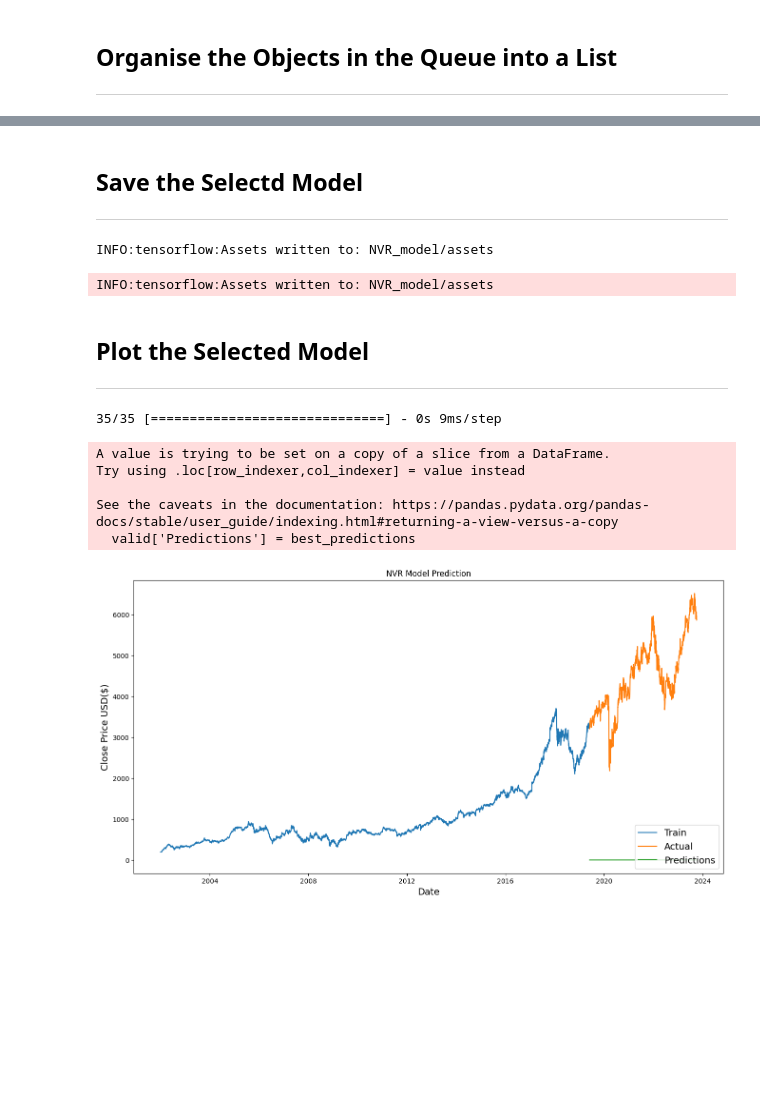
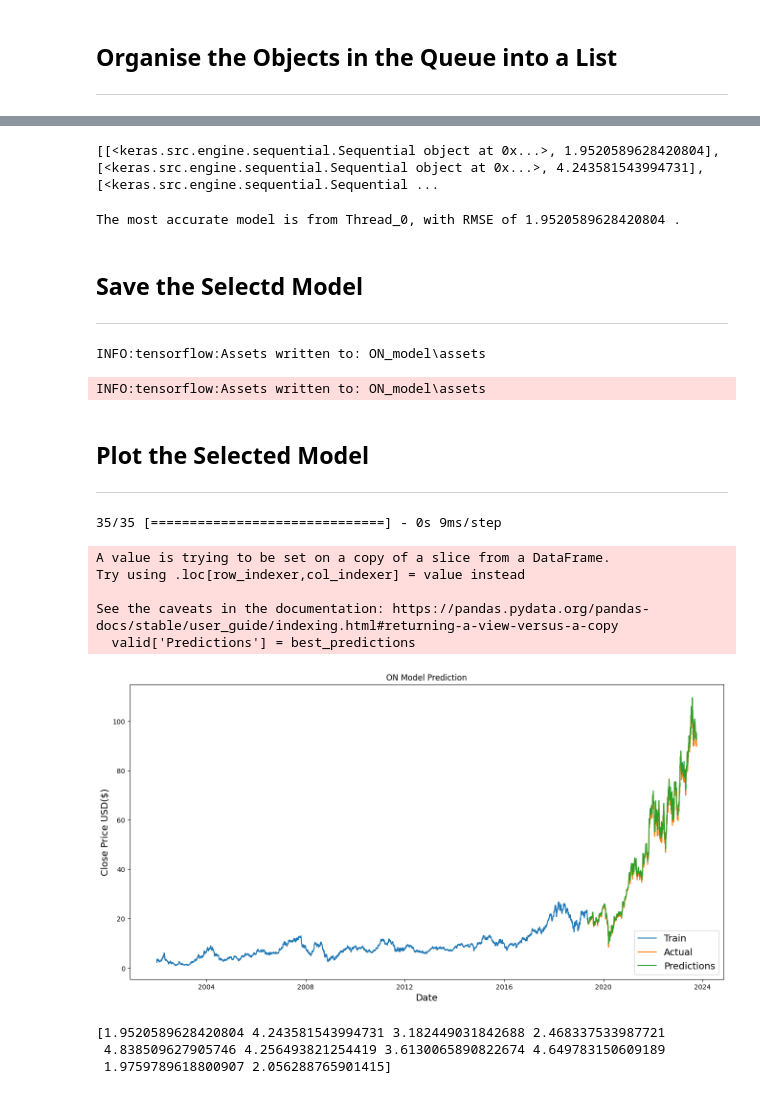
Before and after one commit to JoshC-Working/Quantitative_Trading_LSTM, a Jupyter notebook: ModelTrainer.ipynb, the cells around one changed output, grey strips where cells are left out. Cells and saved outputs as stored; diff of their text form; code cells hidden in the pictures; blank space fills up the shorter version.

Commit message:
update modeltrainer

```diff
--- a/ModelTrainer.ipynb
+++ b/ModelTrainer.ipynb
@@ -72,20 +72,20 @@ class ModelTrainer(threading.Thread):
 ---
 # %%
 ## symbol of the target stock
-stock = "DHI"
+stock = "ON"
 
 ## Parameters for the training approach
-window_interval = 45
+window_interval = 60
 delay = 8  # i.e. the No. of future days that we can do prediction
 
 ## Hyperparameters for the Model
-num_cells_layer1 = 40
+num_cells_layer1 = 128
 num_cells_layer2 = None
 num_batch_size = 2
-num_epochs = 3
+num_epochs = 2
 
 ## Starting Date of the data to train
-start_date = datetime.datetime(2008, 11, 17)
+start_date = datetime.datetime(2002, 1, 1)
 
 ## number of models to generate
 numOfModels = 10  ## also equals the number of threads that will be created later
@@ -193,3 +194,7 @@ while modelQueue.qsize() > 0:
+# %%
+print(modelList)
+# %% [output]
+[[<keras.src.engine.sequential.Sequential object at 0x...>, 1.9520589628420804], [<keras.src.engine.sequential.Sequential object at 0x...>, 4.243581543994731], [<keras.src.engine.sequential.Sequential ...
 # %%
 ## find out the index with the smallest value of RMSE
 ## Then, the model that fits the testing set the most could be figured out
@@ -197,37 +202,49 @@ while modelQueue.qsize() > 0:
 modelList = np.array(modelList)
 posMinError = np.argmin(modelList[:, 1])
 best_model = modelList[posMinError, 0]
+
+print(f"The most accurate model is from Thread_{posMinError}, with RMSE of {modelList[posMinError, 1]} .")
+# %% [output]
+The most accurate model is from Thread_0, with RMSE of 1.9520589628420804 .
 # %% [markdown]
 ## Save the Selectd Model
 ---
 # %%
 best_model.save(stock+'_model')
 # %% [output]
-INFO:tensorflow:Assets written to: NVR_model/assets
+INFO:tensorflow:Assets written to: ON_model\assets
-INFO:tensorflow:Assets written to: NVR_model/assets
+INFO:tensorflow:Assets written to: ON_model\assets
 # %% [markdown]
 ## Plot the Selected Model
 ---
 # %%
 best_predictions = best_model.predict(x_test)
+best_predictions = scaler.inverse_transform(best_predictions)
+
 train = data[:training_data_len]
 valid = data[training_data_len:]
 valid['Predictions'] = best_predictions
 
 plt.figure(figsize = (16,8))
 plt.title(stock+' Model Prediction')
 plt.xlabel('Date',fontsize = 14)
 plt.ylabel('Close Price USD($)', fontsize = 14)
 plt.plot(train['Close'])
 plt.plot(valid['Close'])
 plt.plot(valid['Predictions'])
 plt.legend(['Train','Actual','Predictions'], loc = 'lower right', fontsize = 14)
 plt.savefig(os.path.join(stock+'_model',"prediction.jpg"))
 # %% [output]
 35/35 [==============================] - 0s 9ms/step
 A value is trying to be set on a copy of a slice from a DataFrame.
 Try using .loc[row_indexer,col_indexer] = value instead
 
 See the caveats in the documentation: https://pandas.pydata.org/pandas-docs/stable/user_guide/indexing.html#returning-a-view-versus-a-copy
   valid['Predictions'] = best_predictions
-[figure, old version]
+[figure, new version]
+# %%
+print(modelList[:,1])
+# %% [output]
+[1.9520589628420804 4.243581543994731 3.182449031842688 2.468337533987721
+ 4.838509627905746 4.256493821254419 3.6130065890822674 4.649783150609189
+ 1.9759789618800907 2.056288765901415]
```
Also changed, not shown: parts of 4 cells of this notebook, 19 other files.
